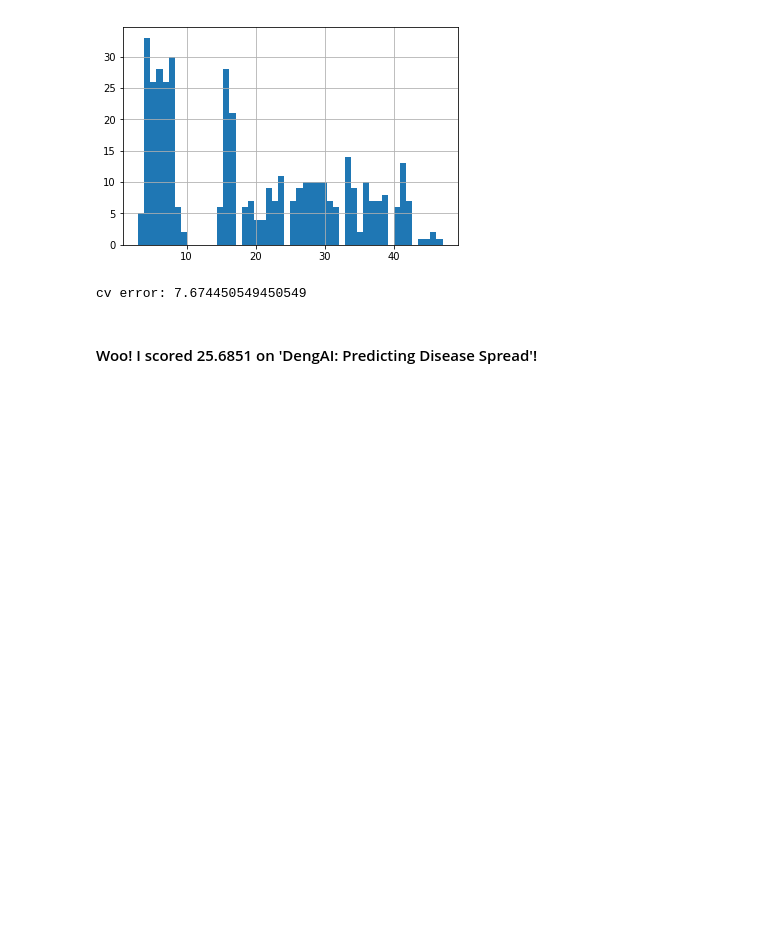
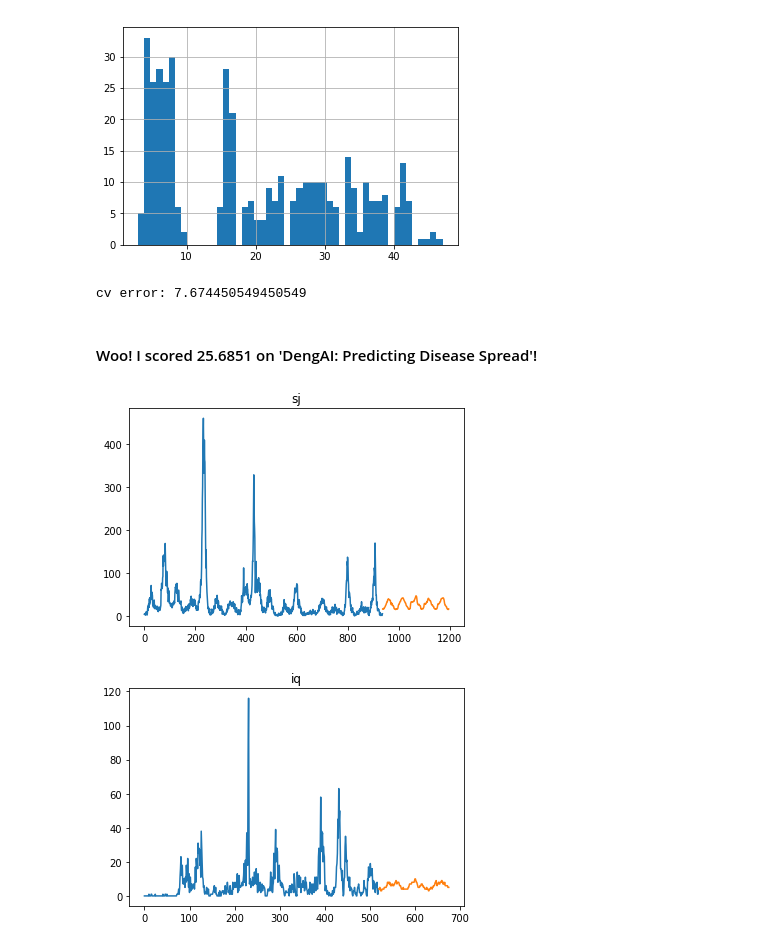
Before and after one commit to danielbion/dengai_competition, a Jupyter notebook: dengai/dengAI_day4.ipynb, the cells around one changed output. Cells and saved outputs as stored; diff of their text form; code cells hidden in the pictures; blank space fills up the shorter version.

Commit message:
Concat plot train and test

```diff
--- a/dengai/dengAI_day4.ipynb
+++ b/dengai/dengAI_day4.ipynb
@@ -178,3 +178,17 @@ cv error: 7.674450549450549
 result.to_csv('output_day4_lag.csv', index=False)
 # %% [markdown]
 #### Woo! I scored 25.6851 on 'DengAI: Predicting Disease Spread'!
+# %%
+def concat_plot_city(city, train_labels, result):
+    city_train = train_labels[train_labels.city == city].reset_index(drop = True).copy()
+    city_test = result[result.city == city].reset_index(drop = True).copy()
+    city_test.index = city_test.index + len(city_train)
+    city_train.total_cases.plot(title = city)
+    city_test.total_cases.plot()
+    plt.show()
+# %%
+for c in cities:
+    concat_plot_city(c, train_labels, result)
+# %% [output]
+[figure, added]
+[figure, added]
```
